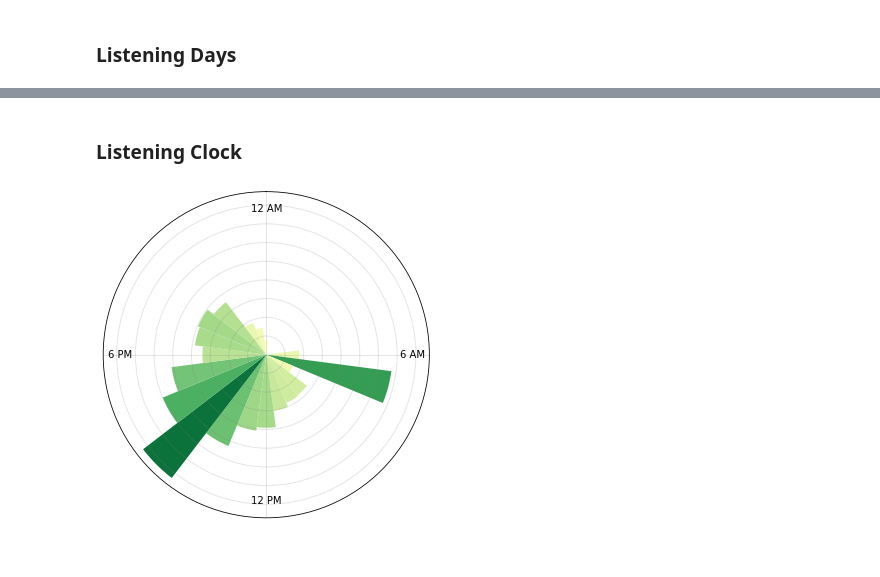
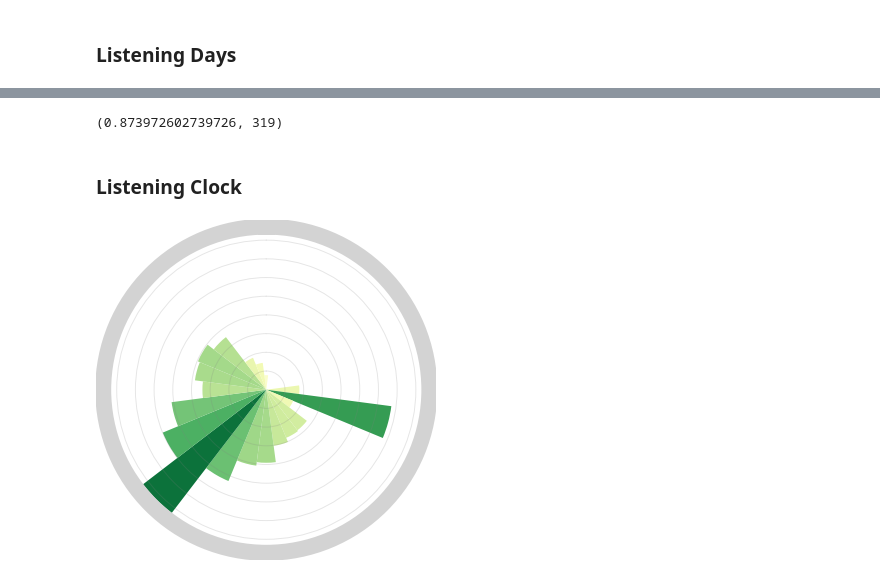
Before and after one commit to zakwht/spotify, a Jupyter notebook: time.ipynb, the cells around one changed output, grey strips where cells are left out. Saved outputs shown, nothing was run; the diff lists cells and outputs as text; code cells hidden in the pictures.

```diff
--- a/time.ipynb
+++ b/time.ipynb
@@ -69,11 +86,15 @@ this_year = monthy_mins.loc["2025"]["ms_played"] / MS2H
 last_year = monthy_mins.loc["2024"]["ms_played"] / MS2H
 
 fig, ax = plt.subplots()
-ax.plot(this_year)
+ax.plot(this_year, lw=5, color='#080')
 # ax.plot(this_year.index, last_year, color='lightblue')
-plt.axhline(y=this_year.mean(), color='grey', linestyle='--')
+plt.axhline(y=this_year.mean(), color='grey', linestyle='--', lw=3)
+plt.rcParams["figure.figsize"] = (20,10)
 
 ax.set_xticks(this_year.index, dated_months.strftime('%b'))
-plt.gcf().set_facecolor("white")
+ax.patch.set_facecolor('none')
+ax.tick_params(color='white', labelcolor='white')
+# plt.gcf().set_facecolor("white")
 show('monthly_mins_with_avg')
+this_year
 # %% [output]
@@ -140,24 +184,37 @@ days_streamed
+# %%
+days_streamed = 365 - ( day_matrix.isna().sum().sum() + 6 ) # jan 1 and dec 31, 2025 were wednesdays
+days_pc = days_streamed / 365
+days_pc, days_streamed
+# %% [output]
+(0.873972602739726, 319)
 # %% [markdown]
 ### Listening Clock
 # %%
 theta = np.linspace(0.0, 2 * np.pi, 24, endpoint=False)
 radii = np.sqrt(hour_matrix.sum())
 width = np.pi / 12
 colors = plt.cm.YlGn(radii / 10)
 
 ax = plt.subplot(projection='polar')
 ax.set_yticklabels([])
 ax.set_theta_zero_location('N')
 ax.bar(theta, radii, width=width, bottom=0.0, color=colors)
 plt.grid(color='gray', linestyle='-', linewidth=1, alpha=0.2)
 
-ticks = np.linspace(0, 2*np.pi, 4, endpoint=False)
-ax.set_xticks(ticks, colors="red")
-ax.set_xticklabels(["12 AM", "6 AM", "12 PM", "6 PM"])
-ax.tick_params(axis="x",direction="in", pad=-24)
+# ticks =
+ax.set_xticks([])
+# ax.set_xticklabels(["12 AM", "6 AM", "12 PM", "6 PM"])
+ax.set_rlabel_position(-22.5)
+# ax.tick_params(axis='x', pad=-12)
+# ax.tick_params(axis="x", direction="out", pad=-8, zorder=9e99)
+
+# ax.grid(linewidth=9)
+plt.setp(ax.spines.values(), linewidth=16, color='lightgrey')
+# plt.setp(ax.get_xticklabels(), zorder=3)
 
 ax.set_theta_direction(-1)
+ax.patch.set_facecolor('none')
 
 show('listening_clock')
 # %% [output]
-[figure, old version]
+[figure, new version]
```
Also changed, not shown: parts of 9 cells of this notebook, 8 other files.
